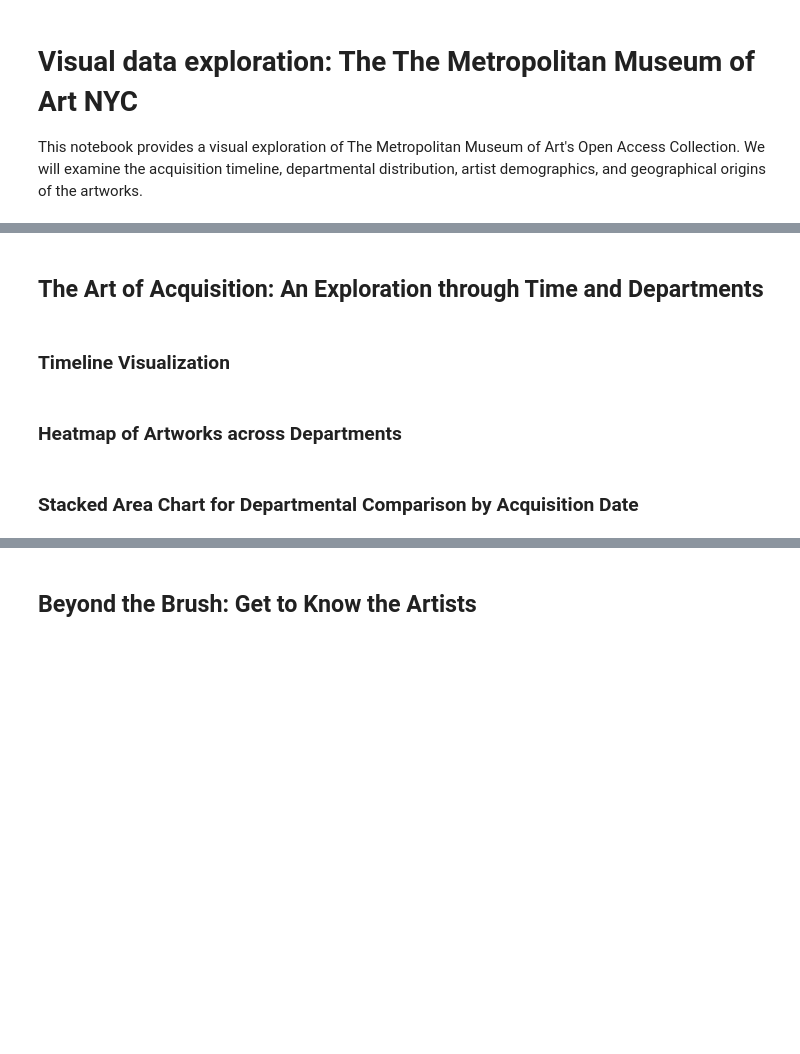
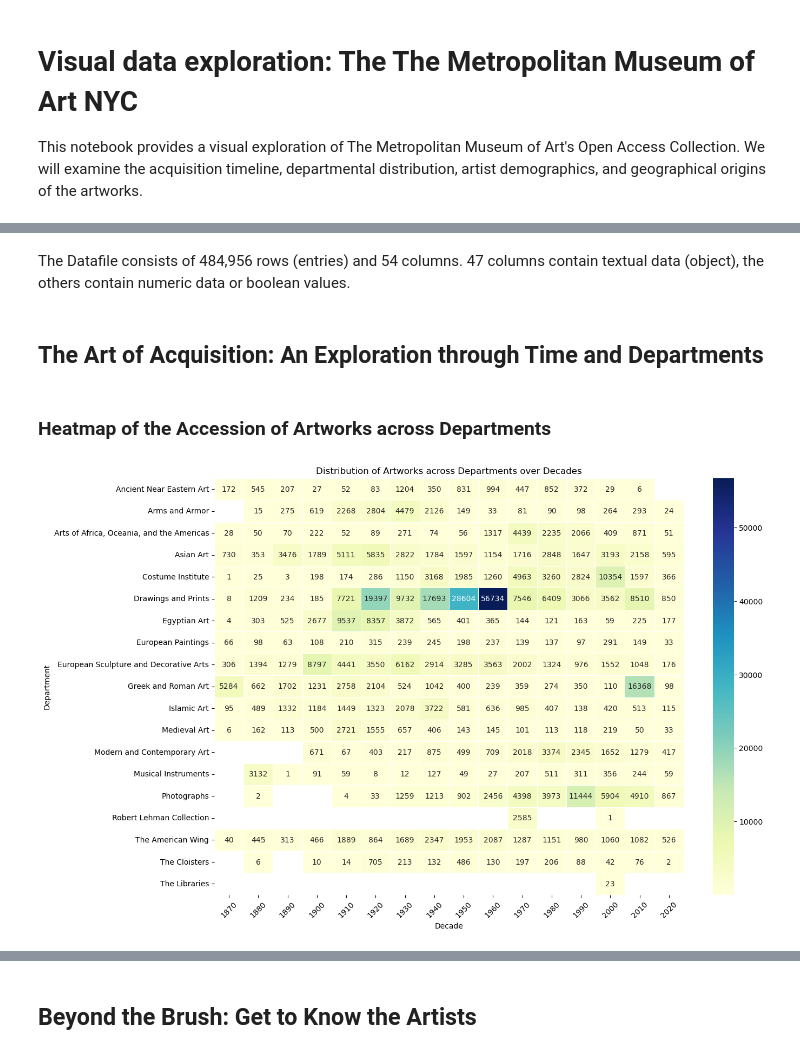
Before and after one commit to len-rtz/DS_Data_Visualization_2024_Lena_P, a Jupyter notebook: DS_Data_Visualization_2024_Lena_P.ipynb, the cells around one changed output, grey strips where cells are left out. Drawn from its saved outputs; the diff is of its cells as text; code cells hidden in the pictures; blank space fills up the shorter version.

Commit message:
Updated Jupyter Notebook with Visualisations

```diff
--- a/DS_Data_Visualization_2024_Lena_P.ipynb
+++ b/DS_Data_Visualization_2024_Lena_P.ipynb
@@ -5,0 +6,12 @@ This notebook provides a visual exploration of The Metropolitan Museum of Art's
+# %%
+import pandas as pd
+import matplotlib.pyplot as plt
+import seaborn as sns
+
+# Load CSV file into a DataFrame
+csv_file_path = 'MetObjects.csv'
+df = pd.read_csv(csv_file_path, low_memory=False)
+
+# Display the first few rows and the info to understand the structure
+df.head()
+df.info()
@@ -6,8 +36,29 @@ This notebook provides a visual exploration of The Metropolitan Museum of Art's
+# %% [markdown]
+The Datafile consists of 484,956 rows (entries) and 54 columns.
+47 columns contain textual data (object), the others contain numeric data or boolean values.
 # %% [markdown]
 ## The Art of Acquisition: An Exploration through Time and Departments
-# %% [markdown]
-### Timeline Visualization
 # %% [markdown]
-### Heatmap of Artworks across Departments
+### Heatmap of the Accession of Artworks across Departments
-# %% [markdown]
-### Stacked Area Chart for Departmental Comparison by Acquisition Date
+# %%
+# Convert AccessionYear to numeric (if necessary)
+df['AccessionYear'] = pd.to_numeric(df['AccessionYear'], errors='coerce').astype('Int64')
+
+# Round AccessionYear to nearest decade and handle NaN values
+df['Decade'] = (df['AccessionYear'] // 10) * 10
+
+# Create pivot table for heatmap
+heatmap_data = df.pivot_table(index='Department', columns='Decade', values='Object ID', aggfunc='count')
+
+# Plot heatmap
+plt.figure(figsize=(14, 10))
+sns.heatmap(heatmap_data, cmap='YlGnBu', annot=True, fmt='g', linewidths=.5)
+
+# Adjust x-axis ticks to show decades as integers
+plt.xticks(rotation=45)
+plt.title('Distribution of Artworks across Departments over Decades')
+plt.xlabel('Decade')
+plt.ylabel('Department')
+plt.show()
+# %% [output]
+[figure, added]
```
Also changed, not shown: parts of 19 cells of this notebook.
